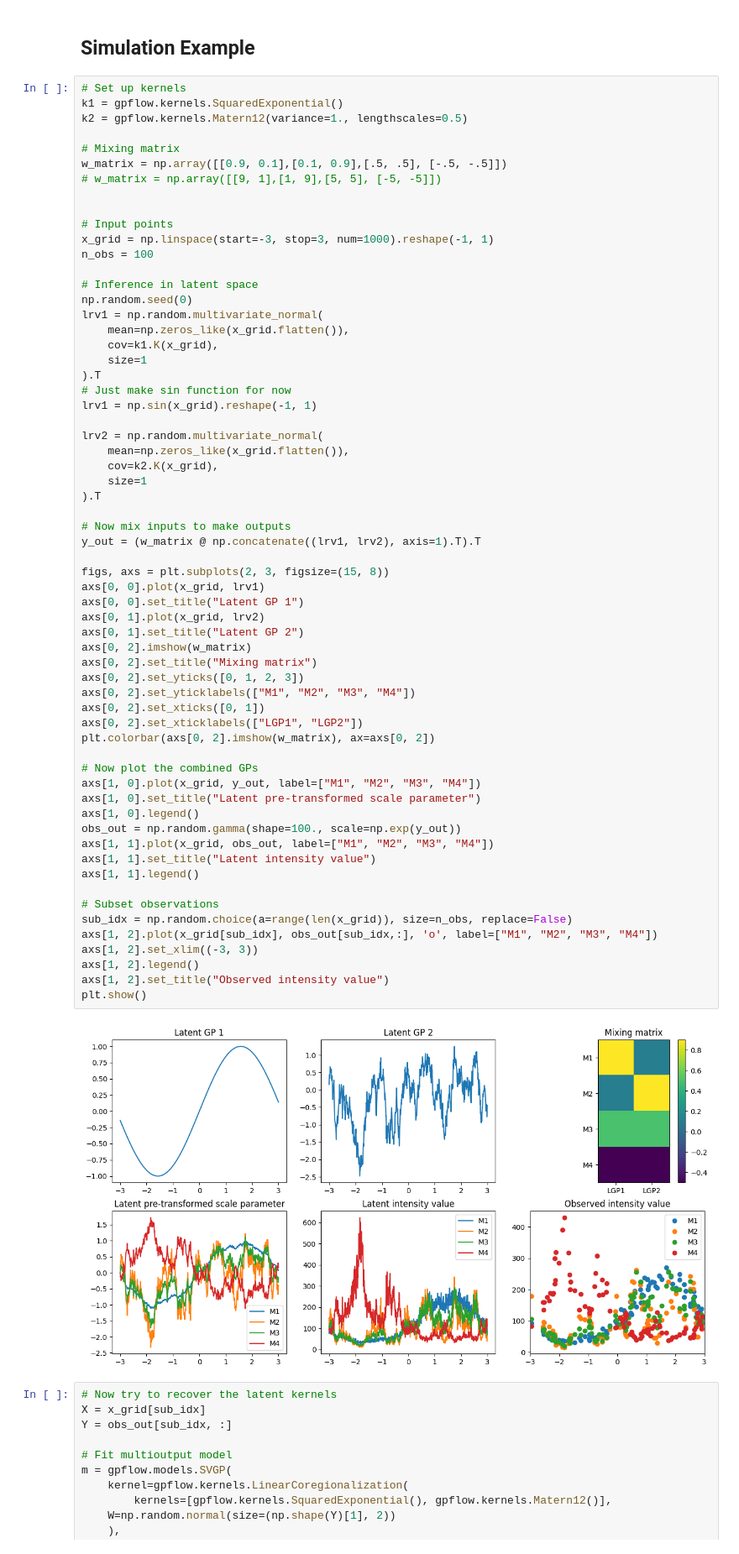
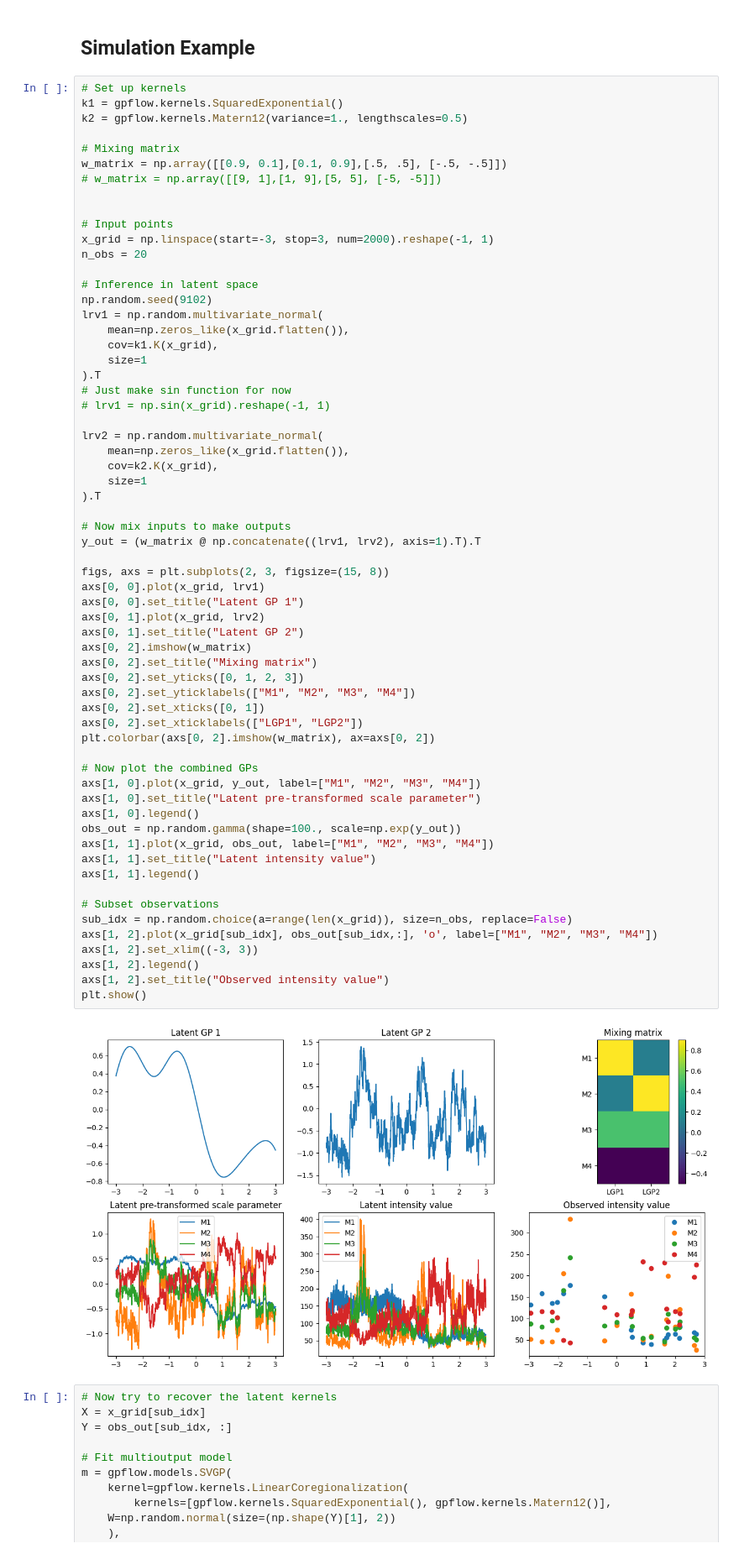
Before and after one commit to omicsEye/waveome, a Jupyter notebook: multioutput/multioutput_simulation.ipynb, the cells around one changed output. Shown at 84% size. Drawn from its saved outputs; the diff is of its cells as text.

```diff
--- a/multioutput/multioutput_simulation.ipynb
+++ b/multioutput/multioutput_simulation.ipynb
@@ -23,18 +23,18 @@ w_matrix = np.array([[0.9, 0.1],[0.1, 0.9],[.5, .5], [-.5, -.5]])
 
 
 # Input points
-x_grid = np.linspace(start=-3, stop=3, num=1000).reshape(-1, 1)
-n_obs = 100
+x_grid = np.linspace(start=-3, stop=3, num=2000).reshape(-1, 1)
+n_obs = 20
 
 # Inference in latent space
-np.random.seed(0)
+np.random.seed(9102)
 lrv1 = np.random.multivariate_normal(
     mean=np.zeros_like(x_grid.flatten()),
     cov=k1.K(x_grid),
     size=1
 ).T
 # Just make sin function for now
-lrv1 = np.sin(x_grid).reshape(-1, 1)
+# lrv1 = np.sin(x_grid).reshape(-1, 1)
 
 lrv2 = np.random.multivariate_normal(
     mean=np.zeros_like(x_grid.flatten()),
@@ -48,34 +48,34 @@ y_out = (w_matrix @ np.concatenate((lrv1, lrv2), axis=1).T).T
 figs, axs = plt.subplots(2, 3, figsize=(15, 8))
 axs[0, 0].plot(x_grid, lrv1)
 axs[0, 0].set_title("Latent GP 1")
 axs[0, 1].plot(x_grid, lrv2)
 axs[0, 1].set_title("Latent GP 2")
 axs[0, 2].imshow(w_matrix)
 axs[0, 2].set_title("Mixing matrix")
 axs[0, 2].set_yticks([0, 1, 2, 3])
 axs[0, 2].set_yticklabels(["M1", "M2", "M3", "M4"])
 axs[0, 2].set_xticks([0, 1])
 axs[0, 2].set_xticklabels(["LGP1", "LGP2"])
 plt.colorbar(axs[0, 2].imshow(w_matrix), ax=axs[0, 2])
 
 # Now plot the combined GPs
 axs[1, 0].plot(x_grid, y_out, label=["M1", "M2", "M3", "M4"])
 axs[1, 0].set_title("Latent pre-transformed scale parameter")
 axs[1, 0].legend()
 obs_out = np.random.gamma(shape=100., scale=np.exp(y_out))
 axs[1, 1].plot(x_grid, obs_out, label=["M1", "M2", "M3", "M4"])
 axs[1, 1].set_title("Latent intensity value")
 axs[1, 1].legend()
 
 # Subset observations
 sub_idx = np.random.choice(a=range(len(x_grid)), size=n_obs, replace=False)
 axs[1, 2].plot(x_grid[sub_idx], obs_out[sub_idx,:], 'o', label=["M1", "M2", "M3", "M4"])
 axs[1, 2].set_xlim((-3, 3))
 axs[1, 2].legend()
 axs[1, 2].set_title("Observed intensity value")
 plt.show()
 # %% [output]
-[figure, old version]
+[figure, new version]
 # %%
 # Now try to recover the latent kernels
 X = x_grid[sub_idx]
```
Also changed, not shown: parts of 23 cells of this notebook, 3 other files.
